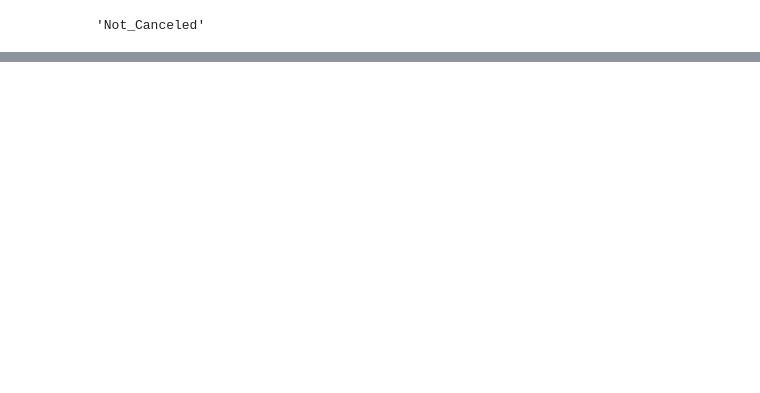
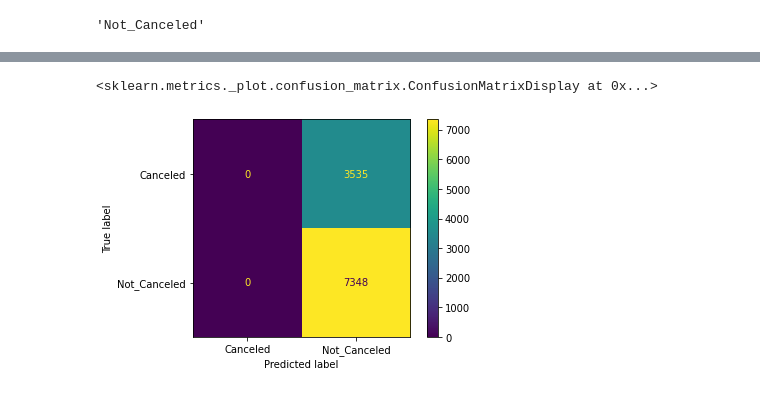
Before and after one commit to nmention/Hotel_reservations, a Jupyter notebook: dataset.ipynb, the cells around one changed output, grey strips where cells are left out. Cells and saved outputs as stored; diff of their text form; code cells hidden in the pictures; blank space fills up the shorter version.

```diff
--- a/dataset.ipynb
+++ b/dataset.ipynb
@@ -403,0 +592,6 @@ Not_Canceled
+# %%
+from sklearn.metrics import confusion_matrix as cm
+from sklearn.metrics import ConfusionMatrixDisplay
+
+def confusion_matrix(y_pred, y_test):
+    return cm(y_test, y_pred, labels=['Canceled', 'Not_Canceled'])
@@ -403,0 +617,9 @@ Not_Canceled
+# %%
+y_pred = [test] * x_test.shape[0]
+#print(y_pred)
+co = confusion_matrix(y_pred,y_test)
+cd = ConfusionMatrixDisplay(confusion_matrix=co,display_labels=['Canceled', 'Not_Canceled'])
+cd.plot()
+# %% [output]
+<sklearn.metrics._plot.confusion_matrix.ConfusionMatrixDisplay at 0x...>
+[figure, added]
```
Also changed, not shown: parts of 38 cells of this notebook.
